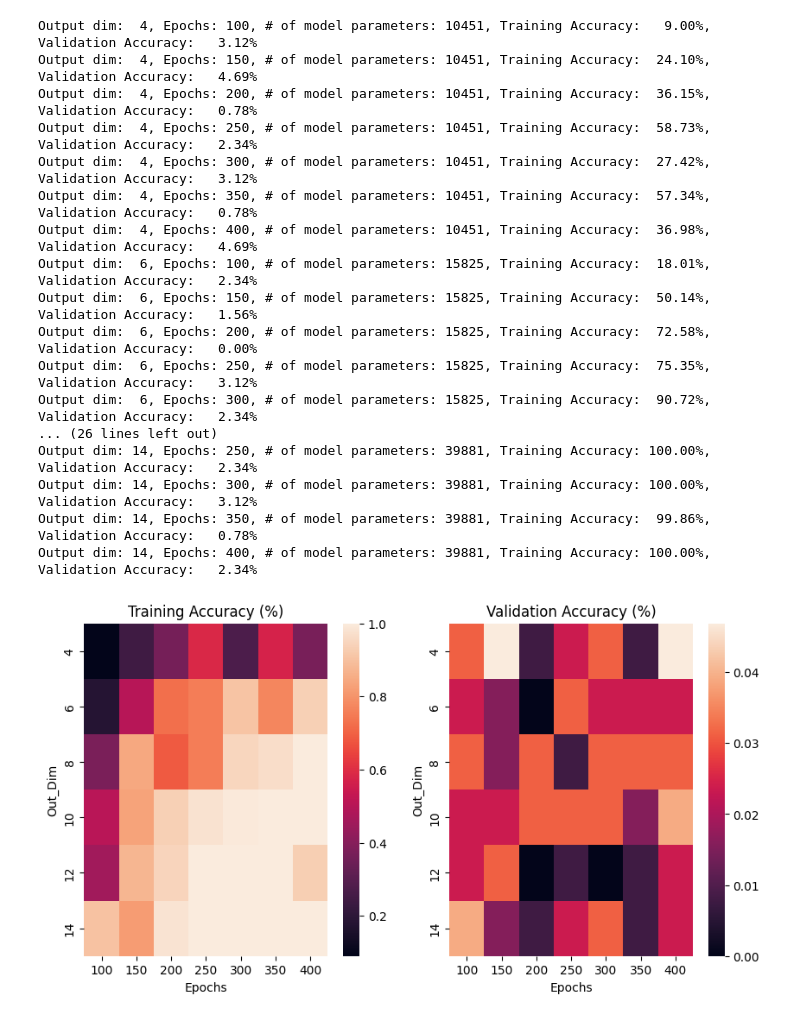
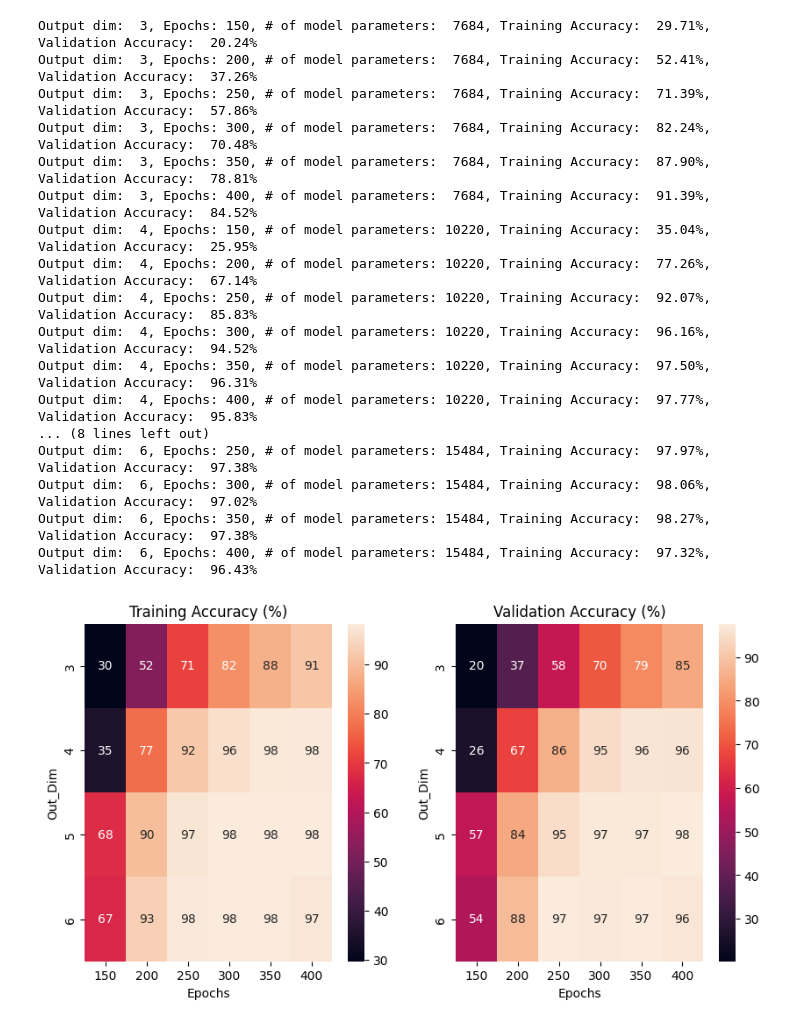
Before and after one commit to asyali-mh/Turkish-Text-Prediction, a Jupyter notebook: Turkish_Text_Prediction.ipynb, the cells around one changed output. Drawn from its saved outputs; the diff is of its cells as text; code cells hidden in the pictures.

```diff
--- a/Turkish_Text_Prediction.ipynb
+++ b/Turkish_Text_Prediction.ipynb
@@ -75,10 +78,11 @@ for i in range(1,6):
 vocab_size = len(tokenizer.index_word) + 1
 print('Vocabulary size:',vocab_size)
 # Set sentiment length as half of "average number of words per sentence"
-sentiment_len = round(avg_num_words/2)
+sentiment_len = round(avg_num_words/4)
+sequence_len = sentiment_len + 1
 print(f'We assume that each sequence of {sentiment_len} consecutive words is enough to establish a context..')
 # Make sequences of indices corresponding to sentiments/contexts, moving one word (index) at a time
 sequences = []
-for i in range(sentiment_len, len(word_idx)):
-  sequences.append(word_idx[i-sentiment_len:i])
+for i in range(sequence_len, len(word_idx)):
+  sequences.append(word_idx[i-sequence_len:i])
 # %% [output]
@@ -113,7 +117,7 @@ Sequence: [3, 117, 118, 119, 120, 15]
 # Create training data from sequences..
 Xy = np.array(sequences)
 X, y = Xy[:,:-1], Xy[:,-1] # Training data and targets
-X_train, X_val, y_train, y_val = train_test_split(X, y, test_size=.15, random_state=42)
+X_train, X_val, y_train, y_val = train_test_split(X, y, test_size=.2, random_state=42)
 print('Shape of training input data (X):',X_train.shape)
 print('Shape of training output (target) data (y):',y_train.shape)
 print('Shape of validation input data (X):',X_val.shape)
@@ -126,22 +130,18 @@ Shape of validation output (target) data (y): (128,)
 # %%
 # Core function of the study: Define, compile, and fit (i.e. train) a NN model
-def get_model(output_dim,epochs,summary_flag=False,train_flag=True):
+def get_model(output_dim):
+  # "output_dim" refers to the Embedding layer's output size
   model = Sequential() # Initialize a sequential NN model
   # Add an Embedding layer with the right parameters
-  model.add(Embedding(input_dim=vocab_size, output_dim=output_dim, input_length=sentiment_len-1))
+  model.add(Embedding(input_dim=vocab_size,output_dim=output_dim,input_length=sentiment_len))
   # Add LSTM layer with "2*output_dim" units (neurons)
   model.add(LSTM(2*output_dim))
   # Add Dense layer of "2*output_dim" units (neurons) with relu activation
-  model.add(Dense(4*output_dim, activation='relu'))
+  model.add(Dense(4*output_dim,activation='relu'))
   # Add Output layer of vocab_size units (neurons) with softmax activation
-  model.add(Dense(vocab_size, activation='softmax'))
+  model.add(Dense(vocab_size,activation='softmax'))
   # Compile model with "adam" optimizer and "sparse_categorical_crossentropy"
-  model.compile(optimizer="adam", loss="sparse_categorical_crossentropy",metrics=['accuracy'])
-  if summary_flag: model.summary()
-  if train_flag: # Finally fit/train the model with inputs(X) and targets (y)
-    # model.fit(X,y,epochs=epochs,verbose=0,shuffle=True,validation_split=.15)
-    # # Shuffle is True by default but we (re)set it explicitly to indicate that the data is shuffled :)
-    model.fit(X_train,y_train,epochs=epochs,verbose=0,validation_data=[X_val,y_val])
+  model.compile(optimizer="adam",loss="sparse_categorical_crossentropy",metrics=['accuracy'])
   return model # Return the trained model
 # %%
 # Helper function to predict text (i.e. next word) using the given trained model
@@ -165,45 +165,48 @@ def num_model_params(model):
   return np.sum([np.prod(v.shape) for v in model.trainable_variables])
 # %%
 # Hyper-parameter tuning..
-results = []
-for output_dim in range(4,15,2):
-  for epochs in range(100,401,50):
-    model = get_model(output_dim,epochs)
+results, epoch_start, epoch_step = [], 150, 50
+for output_dim in range(3,2*sentiment_len+1):
+  model = get_model(output_dim)
+  epochs_now = epoch_start
+  for _ in range(6):
+    model.fit(X_train,y_train,epochs=epoch_step,verbose=0,validation_data=[X_val,y_val])
     accuracy_train = model.evaluate(X_train,y_train,verbose=0)[1]
     accuracy_val = model.evaluate(X_val,y_val,verbose=0)[1]
-    print(f'Output dim: {output_dim:2}, Epochs: {epochs:3}, # of model parameters: {num_model_params(model):5},\
+    print(f'Output dim: {output_dim:2}, Epochs: {epochs_now:3}, # of model parameters: {num_model_params(model):5},\
  Training Accuracy: {accuracy_train:7.2%}, Validation Accuracy: {accuracy_val:7.2%}')
-    results.append([output_dim,epochs,accuracy_train,accuracy_val])
+    results.append([output_dim,epochs_now,accuracy_train,accuracy_val])
+    epochs_now += epoch_step
 # %% [output]
-Output dim:  4, Epochs: 100, # of model parameters: 10451, Training Accuracy:   9.00%, Validation Accuracy:   3.12%
-Output dim:  4, Epochs: 150, # of model parameters: 10451, Training Accuracy:  24.10%, Validation Accuracy:   4.69%
-Output dim:  4, Epochs: 200, # of model parameters: 10451, Training Accuracy:  36.15%, Validation Accuracy:   0.78%
-Output dim:  4, Epochs: 250, # of model parameters: 10451, Training Accuracy:  58.73%, Validation Accuracy:   2.34%
-Output dim:  4, Epochs: 300, # of model parameters: 10451, Training Accuracy:  27.42%, Validation Accuracy:   3.12%
-Output dim:  4, Epochs: 350, # of model parameters: 10451, Training Accuracy:  57.34%, Validation Accuracy:   0.78%
-Output dim:  4, Epochs: 400, # of model parameters: 10451, Training Accuracy:  36.98%, Validation Accuracy:   4.69%
-Output dim:  6, Epochs: 100, # of model parameters: 15825, Training Accuracy:  18.01%, Validation Accuracy:   2.34%
-Output dim:  6, Epochs: 150, # of model parameters: 15825, Training Accuracy:  50.14%, Validation Accuracy:   1.56%
-Output dim:  6, Epochs: 200, # of model parameters: 15825, Training Accuracy:  72.58%, Validation Accuracy:   0.00%
-Output dim:  6, Epochs: 250, # of model parameters: 15825, Training Accuracy:  75.35%, Validation Accuracy:   3.12%
-Output dim:  6, Epochs: 300, # of model parameters: 15825, Training Accuracy:  90.72%, Validation Accuracy:   2.34%
-... (26 lines left out)
-Output dim: 14, Epochs: 250, # of model parameters: 39881, Training Accuracy: 100.00%, Validation Accuracy:   2.34%
-Output dim: 14, Epochs: 300, # of model parameters: 39881, Training Accuracy: 100.00%, Validation Accuracy:   3.12%
-Output dim: 14, Epochs: 350, # of model parameters: 39881, Training Accuracy:  99.86%, Validation Accuracy:   0.78%
-Output dim: 14, Epochs: 400, # of model parameters: 39881, Training Accuracy: 100.00%, Validation Accuracy:   2.34%
+Output dim:  3, Epochs: 150, # of model parameters:  7684, Training Accuracy:  29.71%, Validation Accuracy:  20.24%
+Output dim:  3, Epochs: 200, # of model parameters:  7684, Training Accuracy:  52.41%, Validation Accuracy:  37.26%
+Output dim:  3, Epochs: 250, # of model parameters:  7684, Training Accuracy:  71.39%, Validation Accuracy:  57.86%
+Output dim:  3, Epochs: 300, # of model parameters:  7684, Training Accuracy:  82.24%, Validation Accuracy:  70.48%
+Output dim:  3, Epochs: 350, # of model parameters:  7684, Training Accuracy:  87.90%, Validation Accuracy:  78.81%
+Output dim:  3, Epochs: 400, # of model parameters:  7684, Training Accuracy:  91.39%, Validation Accuracy:  84.52%
+Output dim:  4, Epochs: 150, # of model parameters: 10220, Training Accuracy:  35.04%, Validation Accuracy:  25.95%
+Output dim:  4, Epochs: 200, # of model parameters: 10220, Training Accuracy:  77.26%, Validation Accuracy:  67.14%
+Output dim:  4, Epochs: 250, # of model parameters: 10220, Training Accuracy:  92.07%, Validation Accuracy:  85.83%
+Output dim:  4, Epochs: 300, # of model parameters: 10220, Training Accuracy:  96.16%, Validation Accuracy:  94.52%
+Output dim:  4, Epochs: 350, # of model parameters: 10220, Training Accuracy:  97.50%, Validation Accuracy:  96.31%
+Output dim:  4, Epochs: 400, # of model parameters: 10220, Training Accuracy:  97.77%, Validation Accuracy:  95.83%
+... (8 lines left out)
+Output dim:  6, Epochs: 250, # of model parameters: 15484, Training Accuracy:  97.97%, Validation Accuracy:  97.38%
+Output dim:  6, Epochs: 300, # of model parameters: 15484, Training Accuracy:  98.06%, Validation Accuracy:  97.02%
+Output dim:  6, Epochs: 350, # of model parameters: 15484, Training Accuracy:  98.27%, Validation Accuracy:  97.38%
+Output dim:  6, Epochs: 400, # of model parameters: 15484, Training Accuracy:  97.32%, Validation Accuracy:  96.43%
 # %%
 # Visualize results to pick up (or select) the best/optimal output_dim and epoch values
 df_results = pd.DataFrame(results,columns=['Out_Dim','Epochs','Train_Accuracy','Val_Accuracy'])
 df_results.Out_Dim = df_results.Out_Dim.astype(int)
 df_results.Epochs = df_results.Epochs.astype(int)
 matrix_Train = pd.pivot_table(df_results, values='Train_Accuracy', index='Out_Dim',columns='Epochs')
 matrix_Val = pd.pivot_table(df_results, values='Val_Accuracy', index='Out_Dim',columns='Epochs')
 _,(ax1,ax2) = plt.subplots(1,2,figsize=(10,5))
-sns.heatmap(matrix_Train,ax=ax1); ax1.set_title('Training Accuracy (%)')
-sns.heatmap(matrix_Val,ax=ax2); ax2.set_title('Validation Accuracy (%)');
+sns.heatmap(matrix_Train,annot=True,fmt='.0f',ax=ax1); ax1.set_title('Training Accuracy (%)')
+sns.heatmap(matrix_Val,annot=True,fmt='.0f',ax=ax2); ax2.set_title('Validation Accuracy (%)');
 # %% [output]
-[figure, old version]
+[figure, new version]
 # %%
 # From the heatmaps above, we note that the best/optimal choice for output_dim and epoch values are 10 and 400 respectively
 # We also note that even though training accuracies of different models are relatively high,
```
Also changed, not shown: parts of 15 cells of this notebook.
